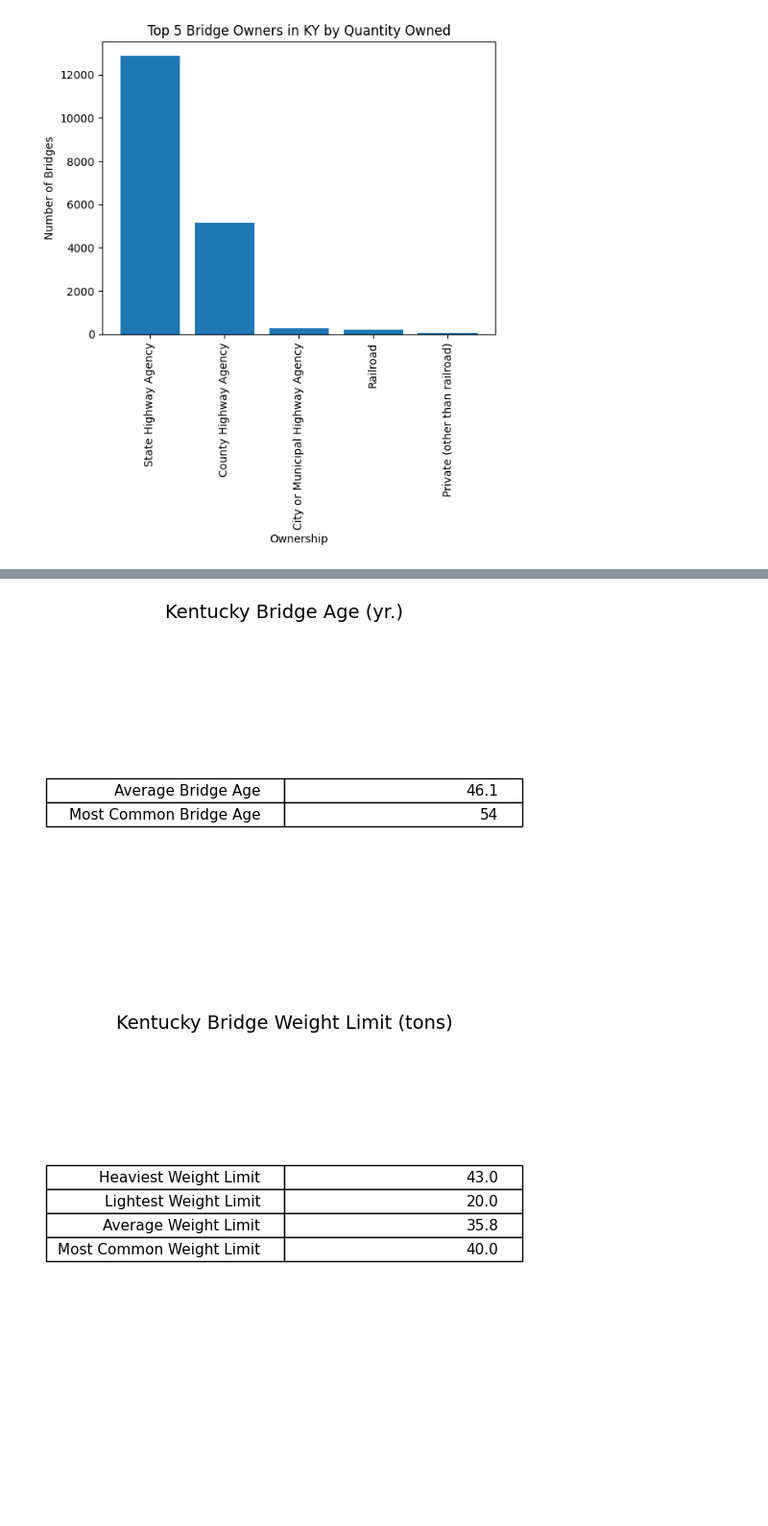
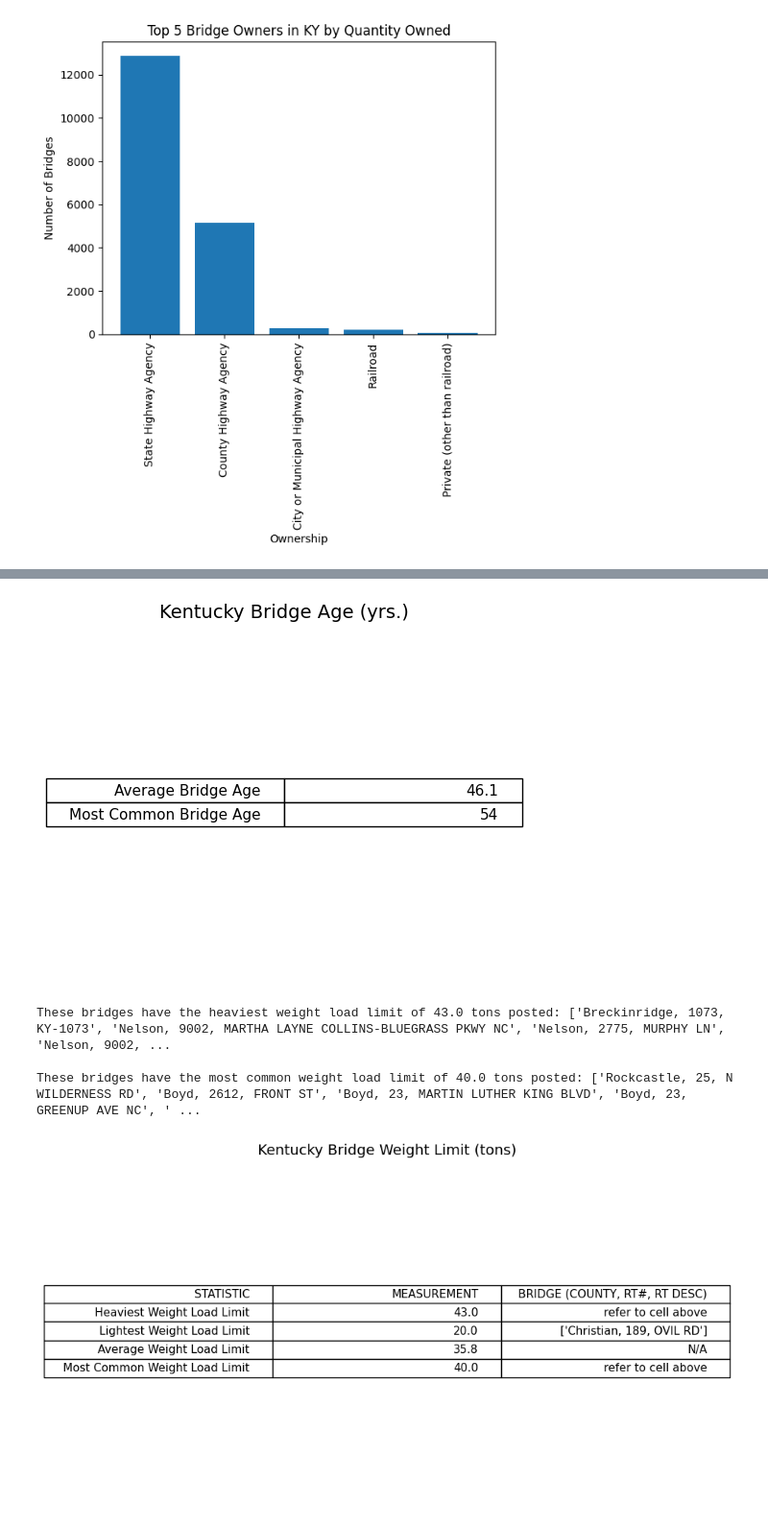
Before and after one commit to DaveenK/KYTC_Bridges, a Jupyter notebook: ky-bridge-analysis-DaveenKnue.ipynb, the cells around one changed output, grey strips where cells are left out. Shown at 96% size. Drawn from its saved outputs; the diff is of its cells as text; code cells hidden in the pictures; blank space fills up the shorter version.

Commit message:
added BRIDGE_LABEL to clarify bridges when possible

```diff
--- a/ky-bridge-analysis-DaveenKnue.ipynb
+++ b/ky-bridge-analysis-DaveenKnue.ipynb
@@ -272,8 +303,8 @@ valid_bridges = df[df["BRIDGE_AGE"] >= 1]
 # Calculate the oldest bridge age
 oldest_bridge = df["BRIDGE_AGE"].max()
 
-#tried multiple ways to calculate oldest and youngest bridges, but did not have success
-#tried manipulating YEARBUILT and tried manipulating BRIDGE_AGE so that the min and max would not show as 0 and 2024
+#tried multiple ways to calculate oldest and youngest bridges by manipulating YEARBUILT
+#and BRIDGE_AGE so that the min and max would not show as 0 and 2024 but did not have success
 
 age_data = [
     ["Average Bridge Age", avg_bridge_age],
@@ -297,14 +328,14 @@ bridge_age_table.set_fontsize(11)
 bridge_age_table.scale(1, 1.5)
 
 # Add a title to the table
-size_title = ax.set_title("Kentucky Bridge Age (yr.)", fontsize=14)
+size_title = ax.set_title("Kentucky Bridge Age (yrs.)", fontsize=14)
 
 plt.show()
 
 #print("The average bridge age is", avg_bridge_age,"years.")
 #print("The most common bridge age is", mode_bridge_age,"years.")
 # %% [output]
-[figure, old version]
+[figure, new version]
 # %%
 #Read in file containing Weight Limits for Bridges in Kentucky
 # If the file is in the same directory as your Python script, you can just specify the filename
@@ -312,48 +343,64 @@ df_w = pd.read_csv('Kentuckys Weight-Posted Bridges.csv')
 
 #join Ky_Bridge_Points.csv with Kentuckys Weight-Posted Bridges.xlsx by Bridge ID using pandas
 merged_df = pd.merge(df, df_w, left_on='BRIDGE_ID', right_on='Bridge ID#', how='inner')
+# %%
+##Calculate max, min, mean and mode weight load limits for Bridges with SU5 Load Limit Postings
+max_bridge_limit = merged_df["SU5 (tons)"].max()
+min_bridge_limit = merged_df["SU5 (tons)"].min()
+avg_bridge_limit = round(merged_df["SU5 (tons)"].mean(), 1)
+mode_bridge_limit = merged_df["SU5 (tons)"].mode().iloc[0]
+
+#identify "name(s)" of the bridge(s) with max weight load limit posted
+max_bridge_id = merged_df[merged_df["SU5 (tons)"] == max_bridge_limit]["BRIDGE_LABEL"]
+
+#identify "name(s)" of the bridge(s) with min weight load limit posted
+min_bridge_id = merged_df[merged_df["SU5 (tons)"] == min_bridge_limit]["BRIDGE_LABEL"]
+
+#identify "name(s)" of the bridge(s) with the most common weight load limit posted
+mode_bridge_id = merged_df[merged_df["SU5 (tons)"] == mode_bridge_limit]["BRIDGE_LABEL"]
+
+print("These bridges have the heaviest weight load limit of", max_bridge_limit, "tons posted:", max_bridge_id.tolist())
+#print("The lightest weight limit for bridges is", min_bridge_limit, "tons.")
+#print("The average weight limit for bridges is", avg_bridge_limit, "tons.")
+print("")
+print("These bridges have the most common weight load limit of", mode_bridge_limit, "tons posted:", mode_bridge_id.tolist())
+# %% [output]
+These bridges have the heaviest weight load limit of 43.0 tons posted: ['Breckinridge, 1073, KY-1073', 'Nelson, 9002, MARTHA LAYNE COLLINS-BLUEGRASS PKWY NC', 'Nelson, 2775, MURPHY LN', 'Nelson, 9002, ...
+
+These bridges have the most common weight load limit of 40.0 tons posted: ['Rockcastle, 25, N WILDERNESS RD', 'Boyd, 2612, FRONT ST', 'Boyd, 23, MARTIN LUTHER KING BLVD', 'Boyd, 23, GREENUP AVE NC', ' ...
 # %%
-##Calculate max, min, mean and mode weight load limits for Bridges with SU5 Load Limit Postings
-max_bridge_limit = merged_df["SU5 (tons)"].max()
-min_bridge_limit = merged_df["SU5 (tons)"].min()
-avg_bridge_limit = round(merged_df["SU5 (tons)"].mean(), 1)
-mode_bridge_limit = merged_df["SU5 (tons)"].mode().iloc[0]
 
 #Create a Table
 limit_data = [
-    ["Heaviest Weight Limit", max_bridge_limit],
-    ["Lightest Weight Limit", min_bridge_limit],
-    ["Average Weight Limit", avg_bridge_limit],
-    ["Most Common Weight Limit", mode_bridge_limit]
+    ['STATISTIC', 'MEASUREMENT', 'BRIDGE (COUNTY, RT#, RT DESC)'],
+    ["Heaviest Weight Load Limit", max_bridge_limit, 'refer to cell above'],
+    ["Lightest Weight Load Limit", min_bridge_limit, min_bridge_id.tolist()],
+    ["Average Weight Load Limit", avg_bridge_limit, "N/A"],
+    ["Most Common Weight Load Limit", mode_bridge_limit, 'refer to cell above']
 ]
 
 # Create a figure and axis
-fig, ax = plt.subplots()
+fig, ax = plt.subplots(figsize=(12, 6))
 
 # Hide the axes
 ax.axis('off')
 
 # Create the table
 bridge_limit_table = ax.table(cellText=limit_data, loc='center')
 
 # Adjust font size
 bridge_limit_table.auto_set_font_size(False)
 bridge_limit_table.set_fontsize(11)
 
 # Adjust cell heights
 bridge_limit_table.scale(1, 1.5)
 
 # Add a title to the table
 size_title = ax.set_title("Kentucky Bridge Weight Limit (tons)", fontsize=14)
 
 plt.show()
-
-#print("The heaviest weight limit for bridges is", max_bridge_limit, "tons.")
-#print("The lightest weight limit for bridges is", min_bridge_limit, "tons.")
-#print("The average weight limit for bridges is", avg_bridge_limit, "tons.")
-#print("The most common weight limit for bridges is", mode_bridge_limit, "tons.")
 # %% [output]
-[figure, old version]
+[figure, new version]
 # %%
 # Read in file containing KYTC Project Archives and isolate projects involving Bridges
 
```
Also changed, not shown: parts of 9 cells of this notebook, 1 other file.
